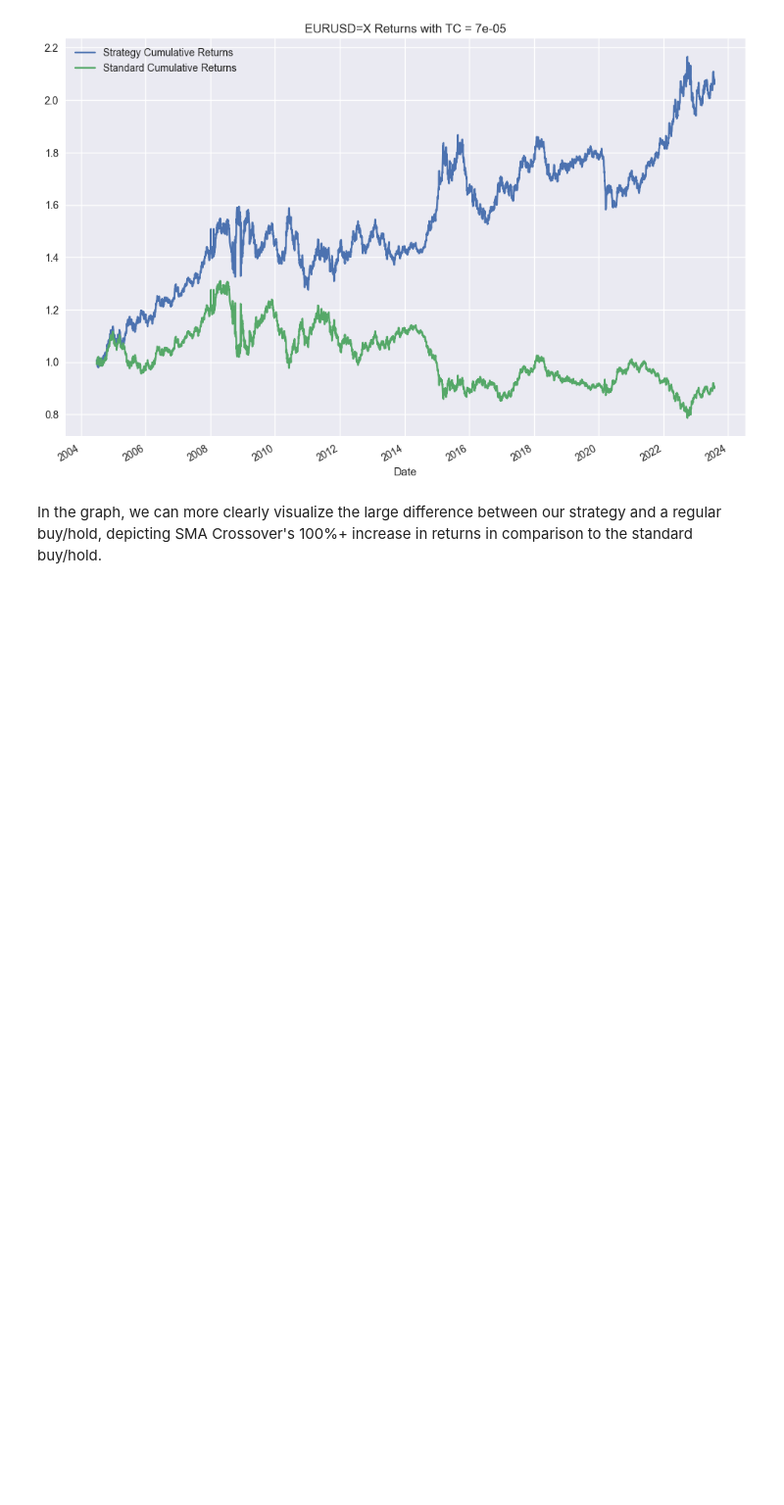
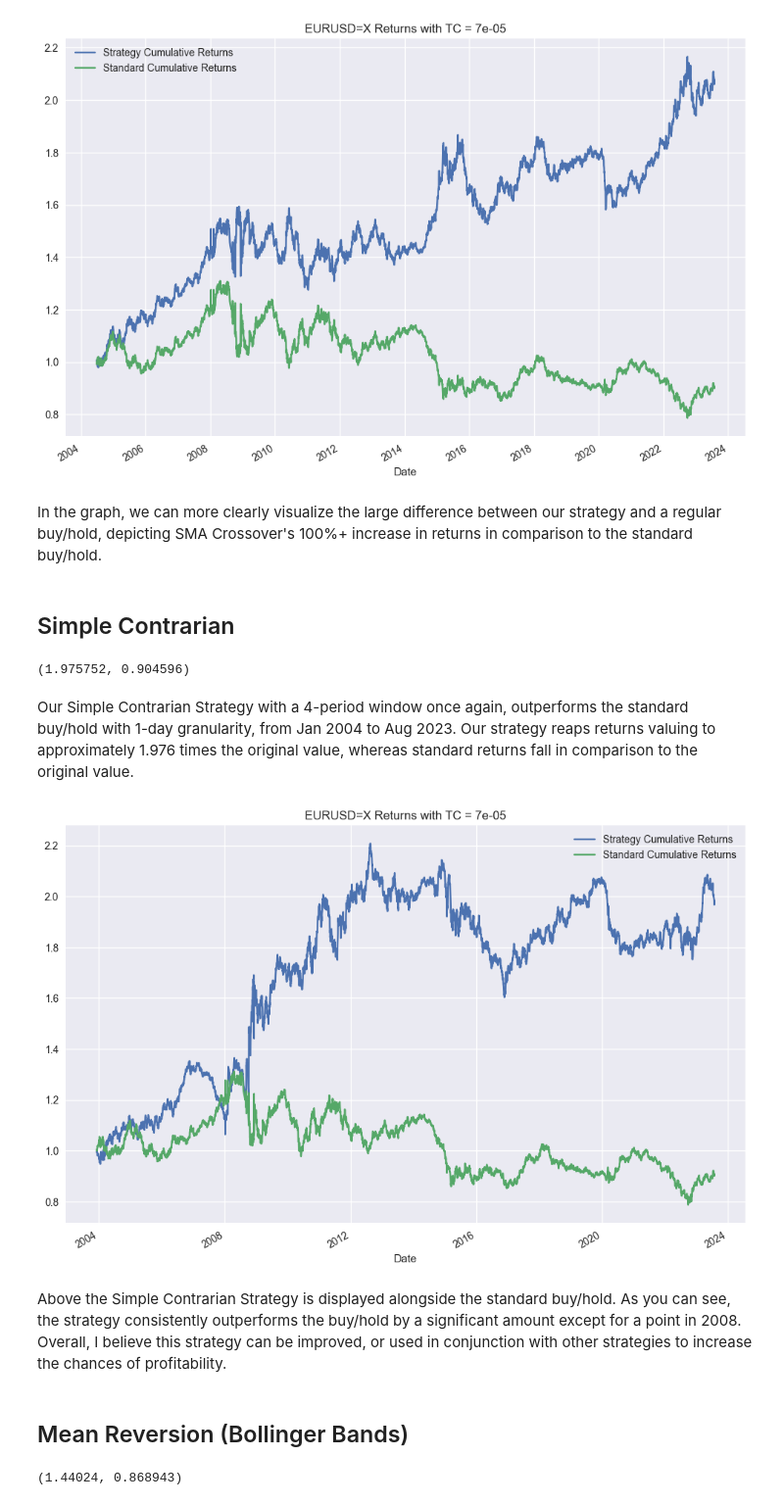
Before and after one commit to danielxu04/DynamicForexTrader, a Jupyter notebook: vectorized_backtesting/VectorizedBacktester.ipynb, the cells around one changed output. Shown: that part at 98% size. Drawn from its saved outputs; the diff is of its cells as text; code cells hidden in the pictures; blank space fills up the shorter version.

Commit message:
Added BollingerBands backtesting class, performed vectorized backtesting on SC and BB

```diff
--- a/vectorized_backtesting/VectorizedBacktester.ipynb
+++ b/vectorized_backtesting/VectorizedBacktester.ipynb
@@ -25,3 +24,6 @@ sma_crossover.plot_results()
 [figure]
 # %% [markdown]
 In the graph, we can more clearly visualize the large difference between our strategy and a regular buy/hold, depicting SMA Crossover's 100%+ increase in returns in comparison to the standard buy/hold.
+# %% [markdown]
+
+## Simple Contrarian
@@ -27,0 +32,16 @@ In the graph, we can more clearly visualize the large difference between our str
+# %%
+simple_contrarian = SimpleContrarianTest('EURUSD=X', start='2000-01-01', end='2023-08-01', tc=0.00007, window=4, granularity='1d')
+# %%
+simple_contrarian.test_strategy()
+# %% [output]
+(1.975752, 0.904596)
+# %% [markdown]
+Our Simple Contrarian Strategy with a 4-period window once again, outperforms the standard buy/hold with 1-day granularity, from Jan 2004 to Aug 2023. Our strategy reaps returns valuing to approximately 1.976 times the original value, whereas standard returns fall in comparison to the original value.
+# %%
+simple_contrarian.plot_results()
+# %% [output]
+[figure, added]
+# %% [markdown]
+Above the Simple Contrarian Strategy is displayed alongside the standard buy/hold. As you can see, the strategy consistently outperforms the buy/hold by a significant amount except for a point in 2008. Overall, I believe this strategy can be improved, or used in conjunction with other strategies to increase the chances of profitability.
+# %% [markdown]
+## Mean Reversion (Bollinger Bands)
@@ -27,0 +52,4 @@ In the graph, we can more clearly visualize the large difference between our str
+# %%
+bollinger_bands.test_strategy()
+# %% [output]
+(1.44024, 0.868943)
```
Also changed, not shown: parts of 7 cells of this notebook, 1 other file.
